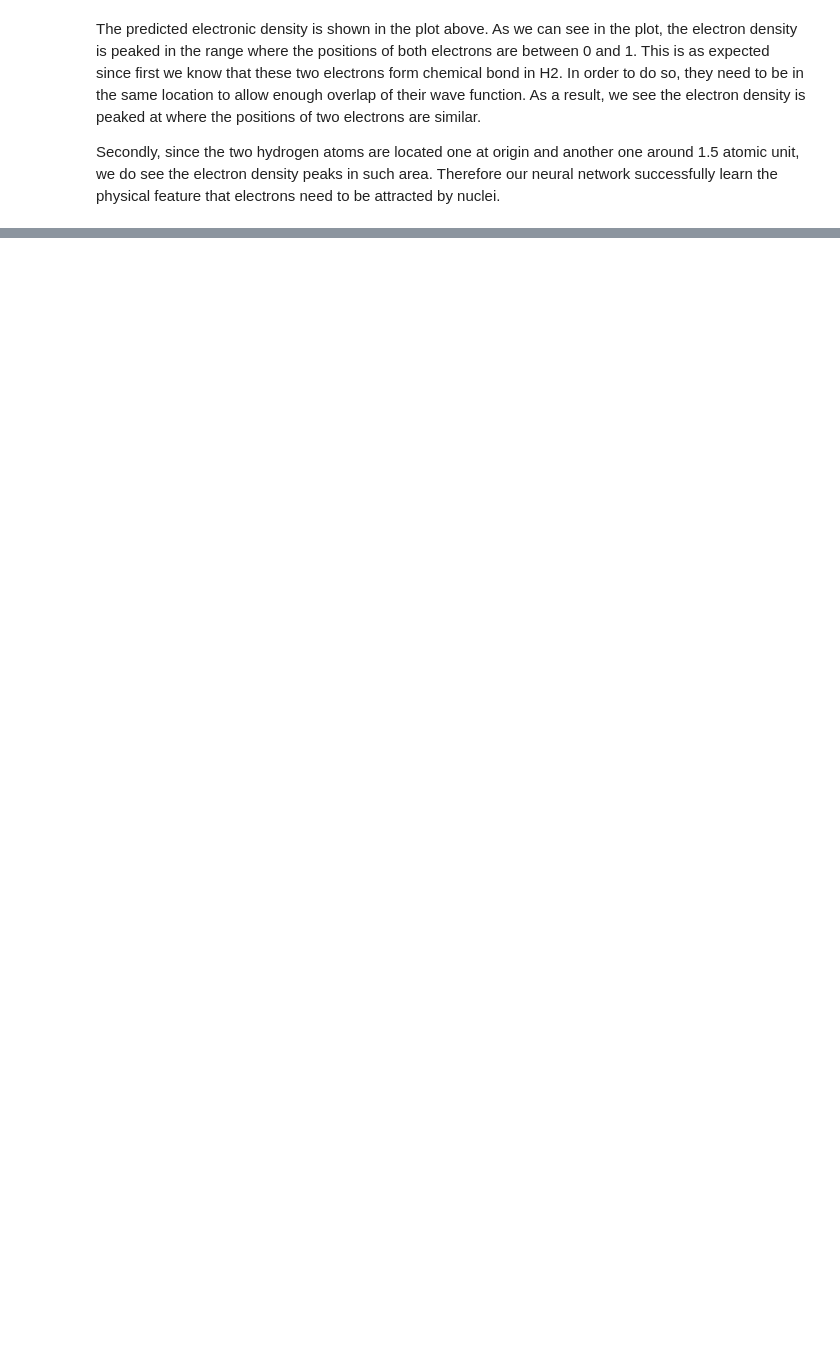
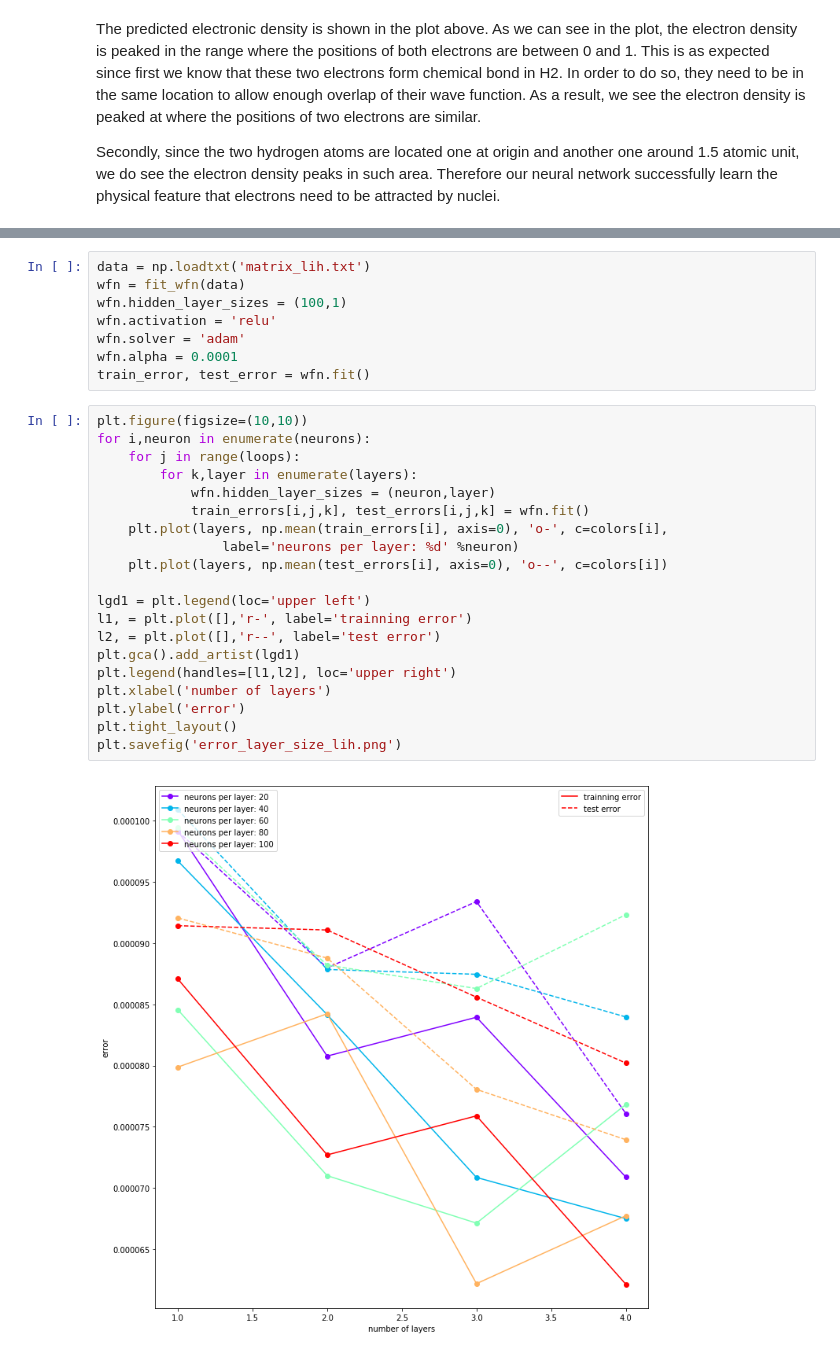
Before and after one commit to JIASIYAO/289_IntroToML, a Jupyter notebook: final_project/wave_function_neural_net.ipynb, the cells around one changed output, grey strips where cells are left out. Drawn from its saved outputs; the diff is of its cells as text; blank space fills up the shorter version.

```diff
--- a/final_project/wave_function_neural_net.ipynb
+++ b/final_project/wave_function_neural_net.ipynb
@@ -208,0 +310,30 @@ print('total number of data points: {0}'.format(N_data))
+# %%
+data = np.loadtxt('matrix_lih.txt')
+wfn = fit_wfn(data)
+wfn.hidden_layer_sizes = (100,1)
+wfn.activation = 'relu'
+wfn.solver = 'adam'
+wfn.alpha = 0.0001
+train_error, test_error = wfn.fit()
+# %%
+plt.figure(figsize=(10,10))
+for i,neuron in enumerate(neurons):
+    for j in range(loops):
+        for k,layer in enumerate(layers):
+            wfn.hidden_layer_sizes = (neuron,layer)
+            train_errors[i,j,k], test_errors[i,j,k] = wfn.fit()
+    plt.plot(layers, np.mean(train_errors[i], axis=0), 'o-', c=colors[i],
+                label='neurons per layer: %d' %neuron)
+    plt.plot(layers, np.mean(test_errors[i], axis=0), 'o--', c=colors[i])
+
+lgd1 = plt.legend(loc='upper left')
+l1, = plt.plot([],'r-', label='trainning error')
+l2, = plt.plot([],'r--', label='test error')
+plt.gca().add_artist(lgd1)
+plt.legend(handles=[l1,l2], loc='upper right')
+plt.xlabel('number of layers')
+plt.ylabel('error')
+plt.tight_layout()
+plt.savefig('error_layer_size_lih.png')
+# %% [output]
+[figure, added]
```
Also changed, not shown: parts of 10 cells of this notebook, 9 other files.
